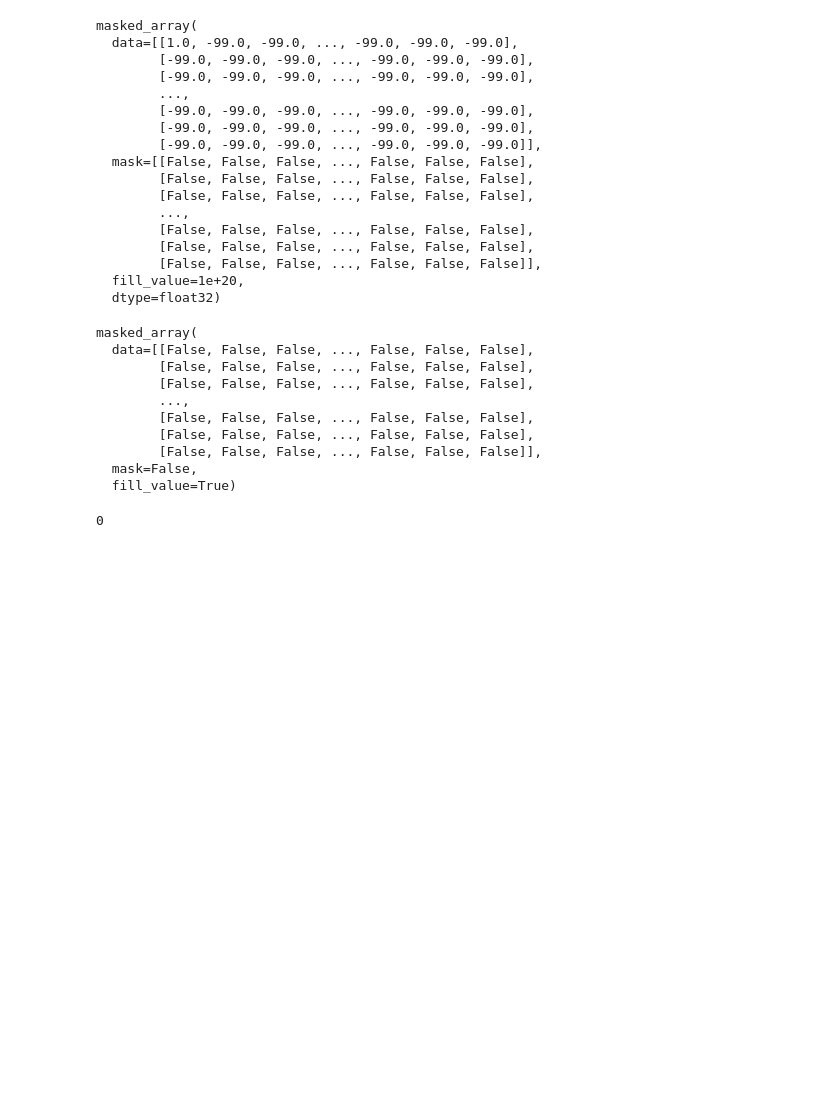
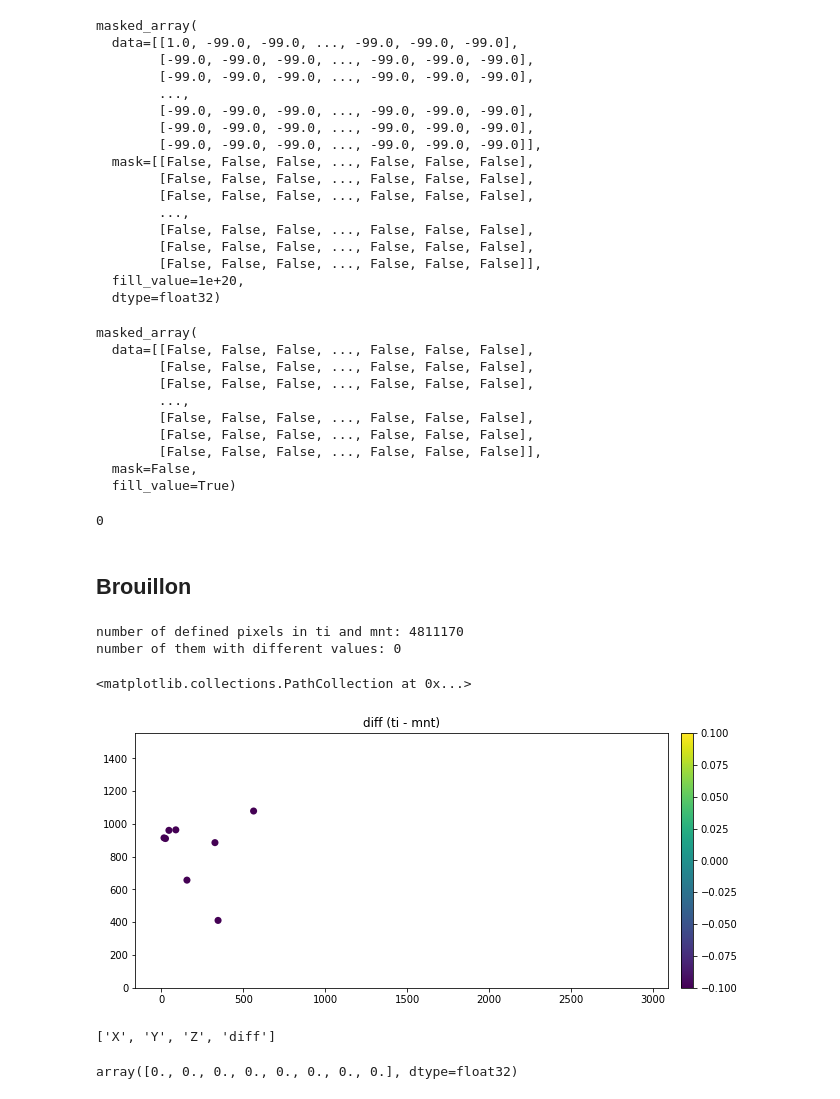
Before and after one commit to valDallalba/Tsanfleuron_geostatistical_baserock_estimation_paper, a Jupyter notebook: jupyter/00_Tsanfleuron_data_preparation.ipynb, the cells around one changed output. Drawn from its saved outputs; the diff is of its cells as text; code cells hidden in the pictures; blank space fills up the shorter version.

```diff
--- a/jupyter/00_Tsanfleuron_data_preparation.ipynb
+++ b/jupyter/00_Tsanfleuron_data_preparation.ipynb
@@ -30,13 +30,10 @@ from tkinter import filedialog
 ## Import the data
 The DEM will be put in the same grid than the simulation grid (mask grid), in order to ease the volume estimation after the simulations. (ON PEUT REMOVE LE DEM)
 # %%
-file_path_ti      = '../data/TI/tif/ti_full.tif'
-file_path_glacier = '../data/DEM/tif/mnt_full.tif'
-file_path_mask    = '../data/Masks/tif/mask_full.tif'
+file_path_ti      = '../data/TI/tif/ti_05_2020.tif'
+file_path_glacier = '../data/DEM/tif/mnt_05_2020.tif'
+file_path_mask    = '../data/Masks/tif/mask_05_2020.tif'
 
-file_path_ti      = '../data/TI_Alt2_After_Julien1.tif'
-file_path_glacier = '../data/MNT_Glacier_After_Julien1_CE.tif'
-file_path_mask    = '../data/Mask_Glacier_After_Julien1_CE.tif'
 
 
 if os.path.isfile(file_path_ti):
@@ -473,3 +470,14 @@ np.count_nonzero(np.isnan(ti))
 # %%
 with open('../real_data/tsanfleuron_data.pickle','rb')as f:
     t = pickle.load(f)
+# %% [markdown]
+## Brouillon
+# %%
+# Some check...
+ind = np.all((~np.isnan(data_ti.reshape(-1)), ~np.isnan(data_dem.reshape(-1))), axis=0)
+print('number of defined pixels in ti and mnt: {}'.format(len(ind)))
+vdif = data_ti.reshape(-1)[ind] - data_dem.reshape(-1)[ind]
+print('number of them with different values: {}'.format(np.sum(vdif != 0)))
+# %% [output]
+number of defined pixels in ti and mnt: 4811170
+number of them with different values: 0
@@ -475,0 +491,34 @@ with open('../real_data/tsanfleuron_data.pickle','rb')as f:
+# %%
+ny, nx = data_ti.shape
+nz = 1
+# %%
+sx, sy, sz = 1., 1., 1.
+ox, oy, oz = -0.5*sx, -0.5*sy, -0.5*sz # for centering the HD in each cell...
+# %%
+grid_ind = np.where(ind)[0]
+ixyz_ind = np.array([img.singleGridIndexToGridIndex(i, nx, ny, nz) for i in grid_ind])
+x = ox + (ixyz_ind[:,0]+.5)*sx
+y = oy + (ixyz_ind[:,1]+.5)*sy
+z = oz + (ixyz_ind[:,2]+.5)*sz
+
+diff_pts = img.PointSet(npt=len(vdif), nv=4, varname=['X', 'Y', 'Z', 'diff'],
+                        val=np.array((x,y,z,vdif)))
+
+vdif_min, vdif_max = vdif.min(), vdif.max()
+cmap_func = plt.get_cmap('viridis')
+diff_col = [cmap_func((diff_pts.val[3,i]-vdif_min)/(vdif_max-vdif_min)) for i in range(diff_pts.npt)]
+empty_ts = img.Img(nx, ny, nz, sx, sy, sz, ox, oy, oz, nv=1, varname='xxx', val=np.nan)
+fig = plt.figure(figsize=(10,10))
+imgplt.drawImage2D(empty_ts, vmin=vdif_min, vmax=vdif_max, cmap='viridis', title='diff (ti - mnt)')
+plt.scatter(diff_pts.x(), diff_pts.y(), marker='o', s=50, edgecolor='none', color=diff_col)
+# %% [output]
+<matplotlib.collections.PathCollection at 0x...>
+[figure, added]
+# %%
+diff_pts.varname
+# %% [output]
+['X', 'Y', 'Z', 'diff']
+# %%
+vdif
+# %% [output]
+array([0., 0., 0., 0., 0., 0., 0., 0.], dtype=float32)
```
Also changed, not shown: parts of 1 cell of this notebook, 14 other files.
